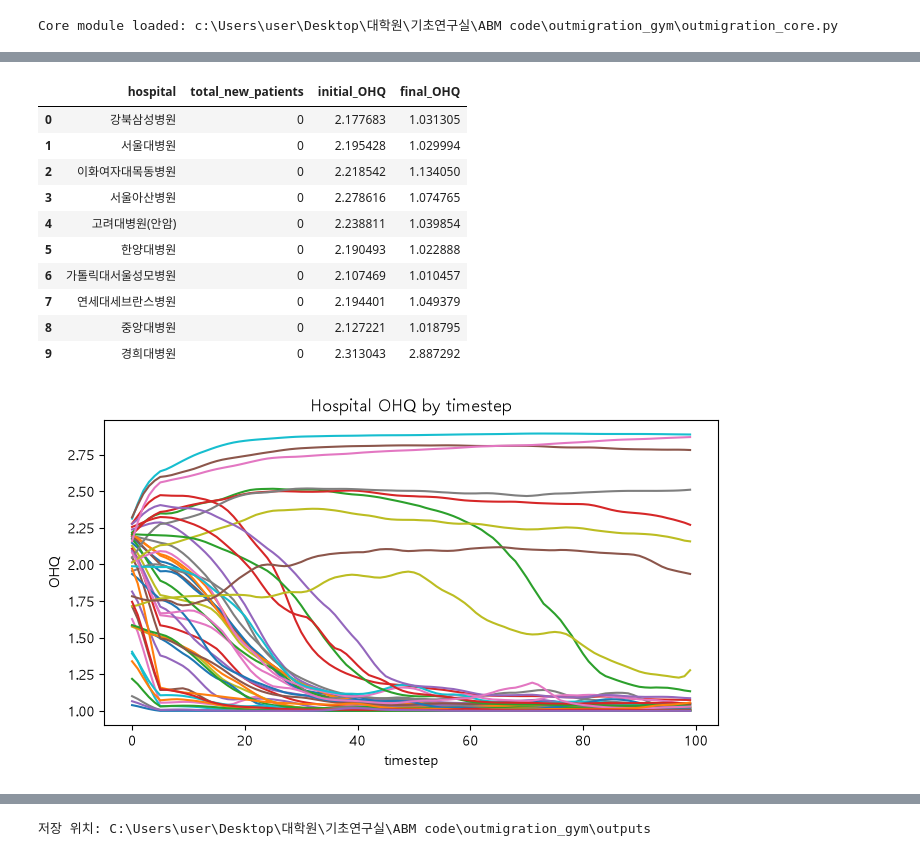
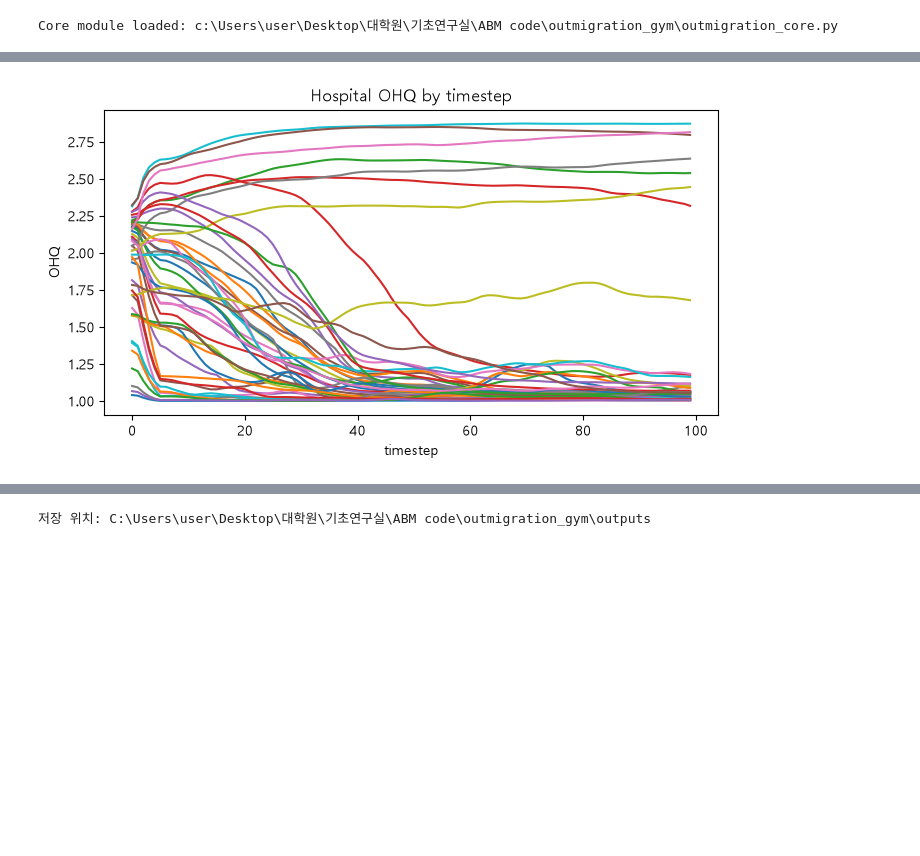
Before and after one commit to hshoon16/outmigration_gym, a Jupyter notebook: outmigration_runner.ipynb, the cells around one changed output, grey strips where cells are left out. Cells and saved outputs as stored; diff of their text form; code cells hidden in the pictures; blank space fills up the shorter version.

```diff
--- a/outmigration_runner.ipynb
+++ b/outmigration_runner.ipynb
@@ -73,7 +61,7 @@ parameter_set.max_dt = 100
 # 2026-10-08: PHQ regional mean changes update mutable PRQ in this experiment mode.
 parameter_set.quality_model_version = 'phq_driven_prq'
 parameter_set.eta_PRQ_from_PHQ = 1.0
-parameter_set.n_p = 40
+parameter_set.n_p = 28
 parameter_set.cancer_duration = 10
 
 np.random.seed(42)
@@ -173,42 +129,31 @@ plt.show()
 # %%
 hospital_names = sim.df_Hospital_info['nm_hospital'].astype(str).to_numpy()
 region_labels = list(parameter_set.dict_parameter_initial_PRQ.keys())
 timesteps = np.arange(parameter_set.max_dt)
 result = pd.DataFrame({
     'hospital': hospital_names,
     'total_new_patients': sim.arr_hospital_volume.sum(axis=0),
     'initial_OHQ': sim.achv_OHQ[0],
     'final_OHQ': sim.achv_OHQ[parameter_set.max_dt - 1],
 }).sort_values('total_new_patients', ascending=False)
 
-display(result.head(10))
+# display(result.head(10))
 
 plt.figure(figsize=(7, 4))
 
 plt.plot(sim.achv_OHQ[:parameter_set.max_dt])
 
 plt.title("Hospital OHQ by timestep")
 plt.xlabel("timestep")
 plt.ylabel("OHQ")
 
 plt.tight_layout()
 plt.show()
 
 # 2026-10-08: PHQ-driven PRQ has no separate RQ state.
 # 2026-10-08: regional PRQ is visualized in the PRQ plot cell below; no separate RQ state exists.
 # %% [output]
-|  | hospital | total_new_patients | initial_OHQ | final_OHQ |
-| 0 | 강북삼성병원 | 0 | 2.177683 | 1.031305 |
-| 1 | 서울대병원 | 0 | 2.195428 | 1.029994 |
-| 2 | 이화여자대목동병원 | 0 | 2.218542 | 1.134050 |
-| 3 | 서울아산병원 | 0 | 2.278616 | 1.074765 |
-| 4 | 고려대병원(안암) | 0 | 2.238811 | 1.039854 |
-| 5 | 한양대병원 | 0 | 2.190493 | 1.022888 |
-| 6 | 가톨릭대서울성모병원 | 0 | 2.107469 | 1.010457 |
-| 7 | 연세대세브란스병원 | 0 | 2.194401 | 1.049379 |
-| 8 | 중앙대병원 | 0 | 2.127221 | 1.018795 |
-| 9 | 경희대병원 | 0 | 2.313043 | 2.887292 |
-[figure, old version]
+[figure, new version]
 # %%
 hospital_regions = sim.df_Hospital_info['REGION'].to_numpy()
 hospital_names = sim.df_Hospital_info['nm_hospital'].astype(str).to_numpy()
```
Also changed, not shown: parts of 25 cells of this notebook, 11 other files.
